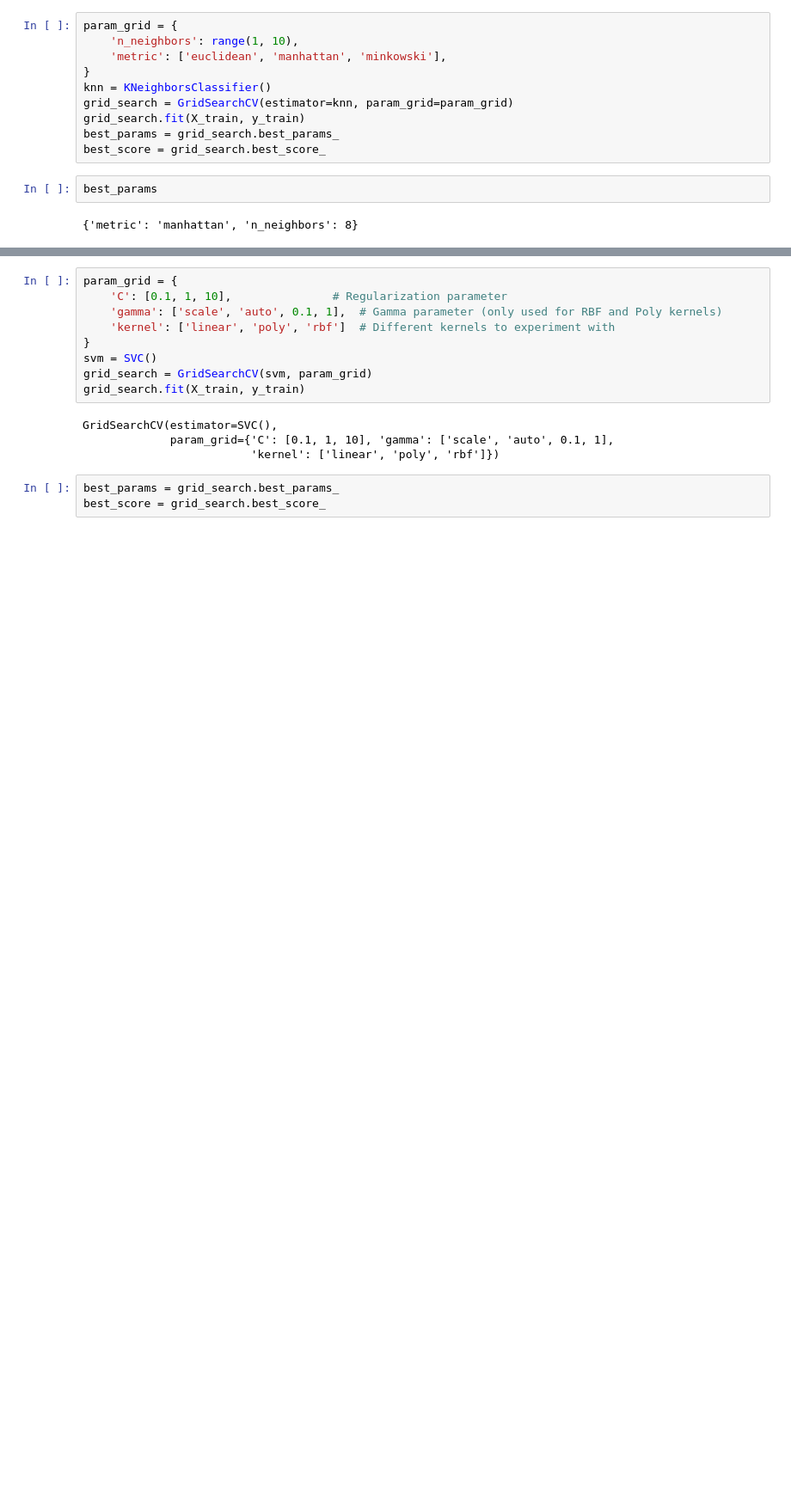
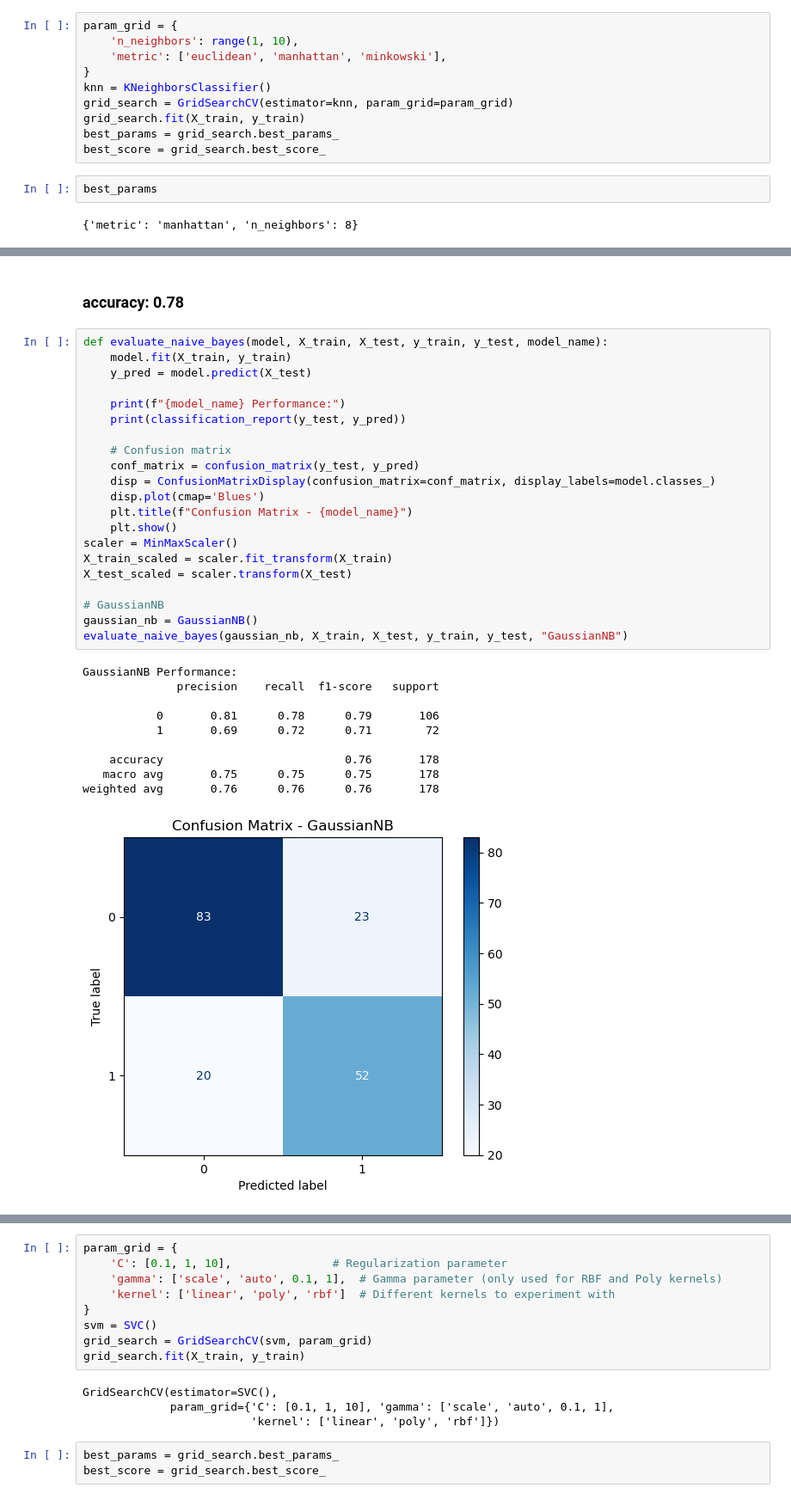
Before and after one commit to El3omda1st/Machine_Learning_Project_22011606, a Jupyter notebook: ML2.ipynb, the cells around one changed output, grey strips where cells are left out. Shown at 86% size. Drawn from its saved outputs; the diff is of its cells as text; blank space fills up the shorter version.

```diff
--- a/ML2.ipynb
+++ b/ML2.ipynb
@@ -357,0 +369,34 @@ F1 Score: 0.7087
+# %% [markdown]
+### accuracy: 0.78
+# %%
+def evaluate_naive_bayes(model, X_train, X_test, y_train, y_test, model_name):
+    model.fit(X_train, y_train)
+    y_pred = model.predict(X_test)
+
+    print(f"{model_name} Performance:")
+    print(classification_report(y_test, y_pred))
+
+    # Confusion matrix
+    conf_matrix = confusion_matrix(y_test, y_pred)
+    disp = ConfusionMatrixDisplay(confusion_matrix=conf_matrix, display_labels=model.classes_)
+    disp.plot(cmap='Blues')
+    plt.title(f"Confusion Matrix - {model_name}")
+    plt.show()
+scaler = MinMaxScaler()
+X_train_scaled = scaler.fit_transform(X_train)
+X_test_scaled = scaler.transform(X_test)
+
+# GaussianNB
+gaussian_nb = GaussianNB()
+evaluate_naive_bayes(gaussian_nb, X_train, X_test, y_train, y_test, "GaussianNB")
+# %% [output]
+GaussianNB Performance:
+              precision    recall  f1-score   support
+
+           0       0.81      0.78      0.79       106
+           1       0.69      0.72      0.71        72
+
+    accuracy                           0.76       178
+   macro avg       0.75      0.75      0.75       178
+weighted avg       0.76      0.76      0.76       178
+[figure, added]
```
Also changed, not shown: parts of 39 cells of this notebook.
